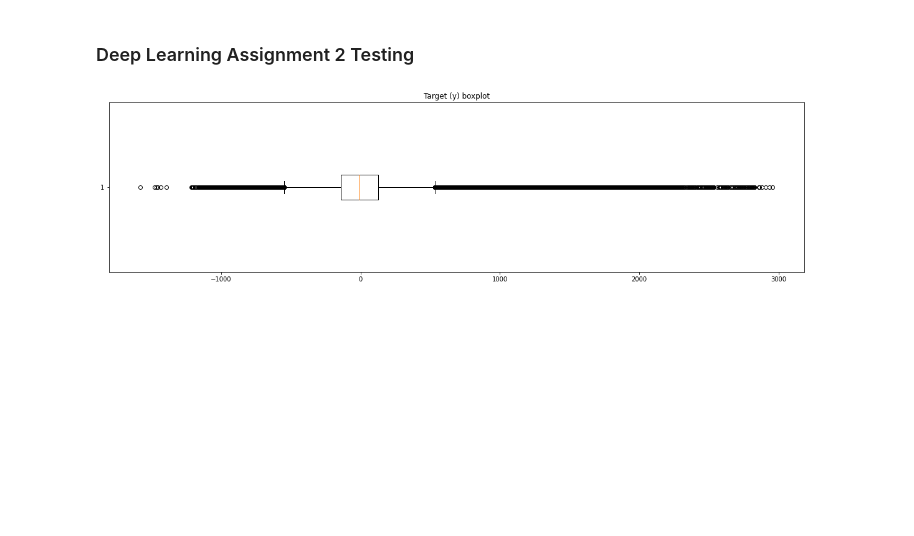
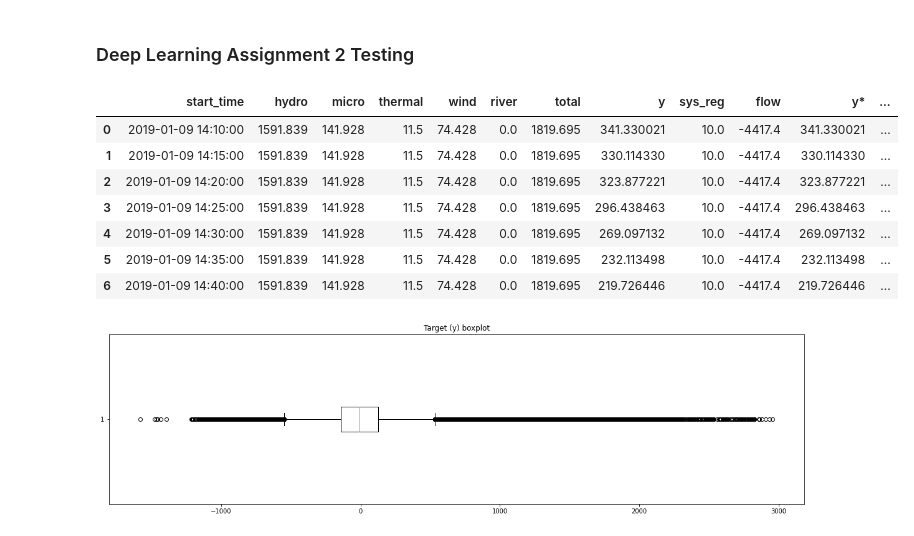
Before and after one commit to haakon8855/time-series-forecasting-RNN, a Jupyter notebook: eda.ipynb, the cells around one changed output. Drawn from its saved outputs; the diff is of its cells as text; code cells hidden in the pictures; blank space fills up the shorter version.

```diff
--- a/eda.ipynb
+++ b/eda.ipynb
@@ -14,6 +14,19 @@ data_valid['y*'] = data_valid['y']
 
 data_train['y_original'] = data_train['y']
 data_valid['y_original'] = data_valid['y']
+# %%
+a = 5
+data_train.iloc[0:a+2]
+# data_train['y'].iloc[a-1]
+# %% [output]
+|  | start_time | hydro | micro | thermal | wind | river | total | y | sys_reg | flow | y* | ... |
+| 0 | 2019-01-09 14:10:00 | 1591.839 | 141.928 | 11.5 | 74.428 | 0.0 | 1819.695 | 341.330021 | 10.0 | -4417.4 | 341.330021 | ... |
+| 1 | 2019-01-09 14:15:00 | 1591.839 | 141.928 | 11.5 | 74.428 | 0.0 | 1819.695 | 330.114330 | 10.0 | -4417.4 | 330.114330 | ... |
+| 2 | 2019-01-09 14:20:00 | 1591.839 | 141.928 | 11.5 | 74.428 | 0.0 | 1819.695 | 323.877221 | 10.0 | -4417.4 | 323.877221 | ... |
+| 3 | 2019-01-09 14:25:00 | 1591.839 | 141.928 | 11.5 | 74.428 | 0.0 | 1819.695 | 296.438463 | 10.0 | -4417.4 | 296.438463 | ... |
+| 4 | 2019-01-09 14:30:00 | 1591.839 | 141.928 | 11.5 | 74.428 | 0.0 | 1819.695 | 269.097132 | 10.0 | -4417.4 | 269.097132 | ... |
+| 5 | 2019-01-09 14:35:00 | 1591.839 | 141.928 | 11.5 | 74.428 | 0.0 | 1819.695 | 232.113498 | 10.0 | -4417.4 | 232.113498 | ... |
+| 6 | 2019-01-09 14:40:00 | 1591.839 | 141.928 | 11.5 | 74.428 | 0.0 | 1819.695 | 219.726446 | 10.0 | -4417.4 | 219.726446 | ... |
 # %%
 def show_boxplot(dataframe, column):
     """
```
Also changed, not shown: 1 other file.
